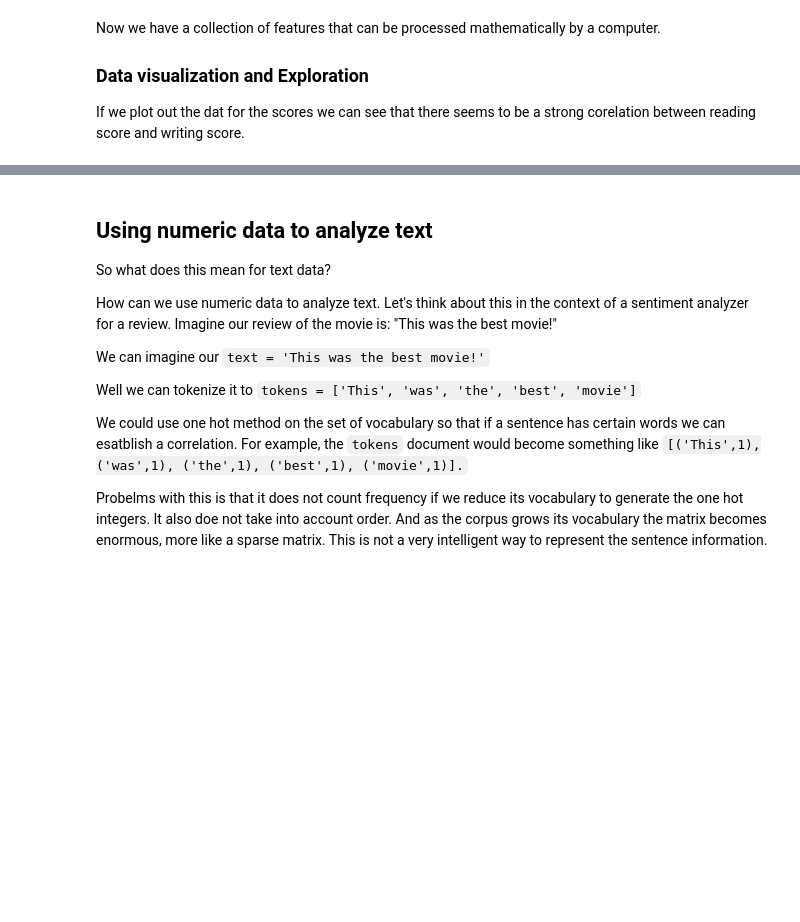
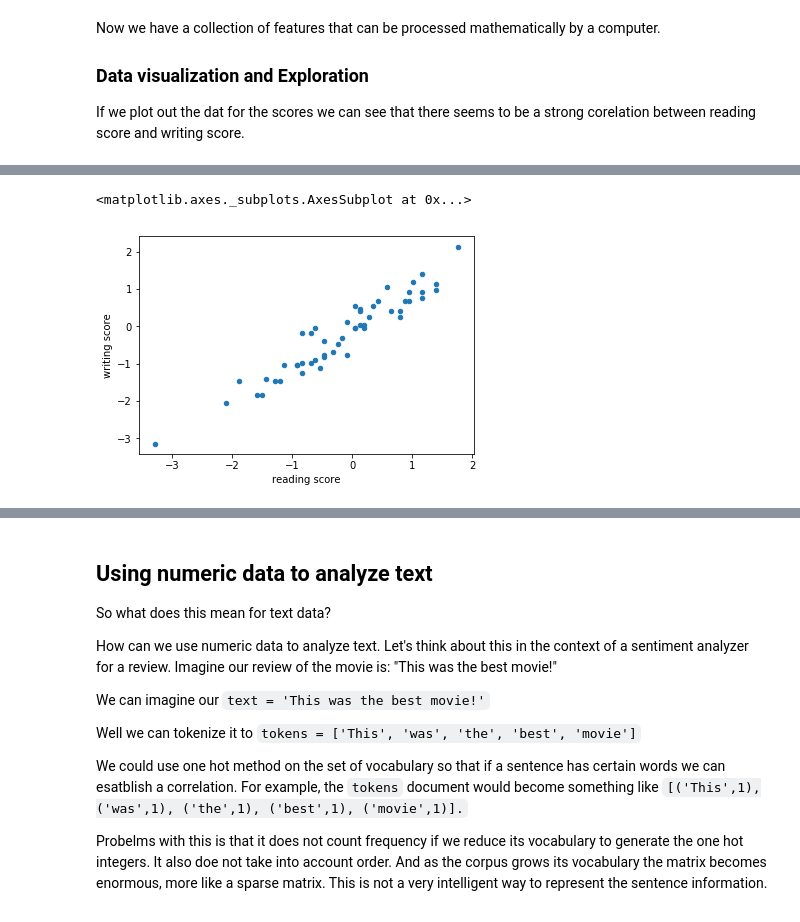
Before and after one commit to derekjjackson/DH_PythonLibraries_JupyterNotebooks, a Jupyter notebook: Overview of Machine Learning, Data Science, and Python Libraries.ipynb, the cells around one changed output, grey strips where cells are left out. Saved outputs shown, nothing was run; the diff lists cells and outputs as text; code cells hidden in the pictures; blank space fills up the shorter version.

```diff
--- a/Overview of Machine Learning, Data Science, and Python Libraries.ipynb
+++ b/Overview of Machine Learning, Data Science, and Python Libraries.ipynb
@@ -228,2 +446,7 @@ test_data.plot(kind='scatter',x='reading score',y='writing score')
+# %%
+test_data[test_data['gender']==1].plot(kind='scatter',x='reading score',y='writing score')
+# %% [output]
+<matplotlib.axes._subplots.AxesSubplot at 0x...>
+[figure, added]
 # %%
 test_data['gender'].value_counts().plot(kind='pie', x='lunch_standard', label="female = 0")
```
Also changed, not shown: parts of 40 cells of this notebook, 2 other files.
